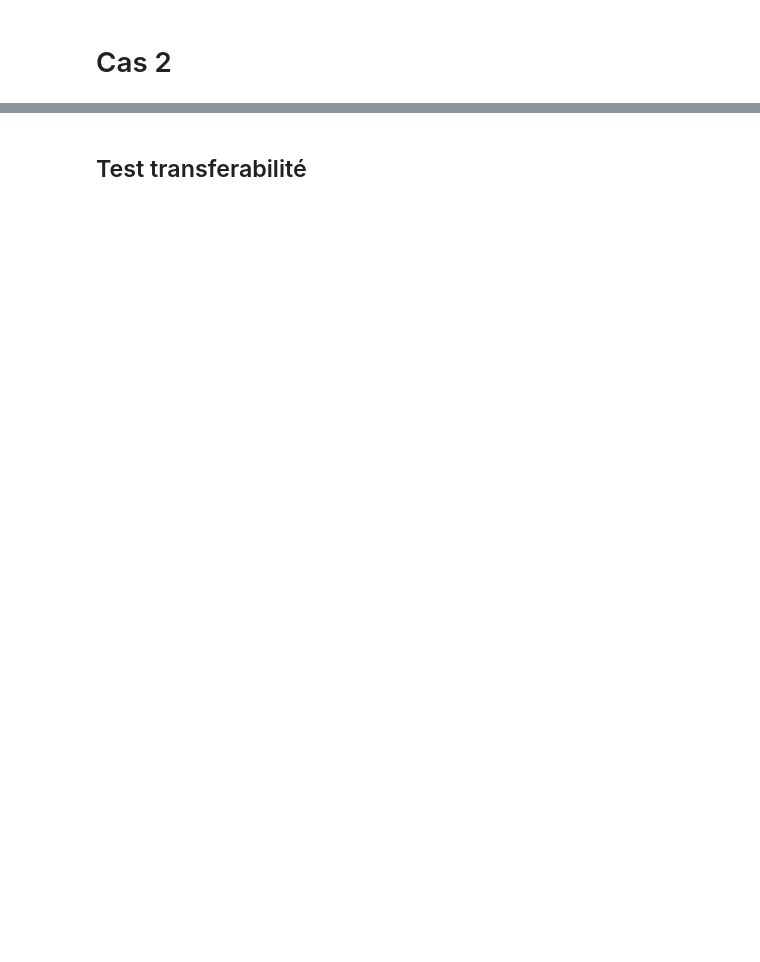
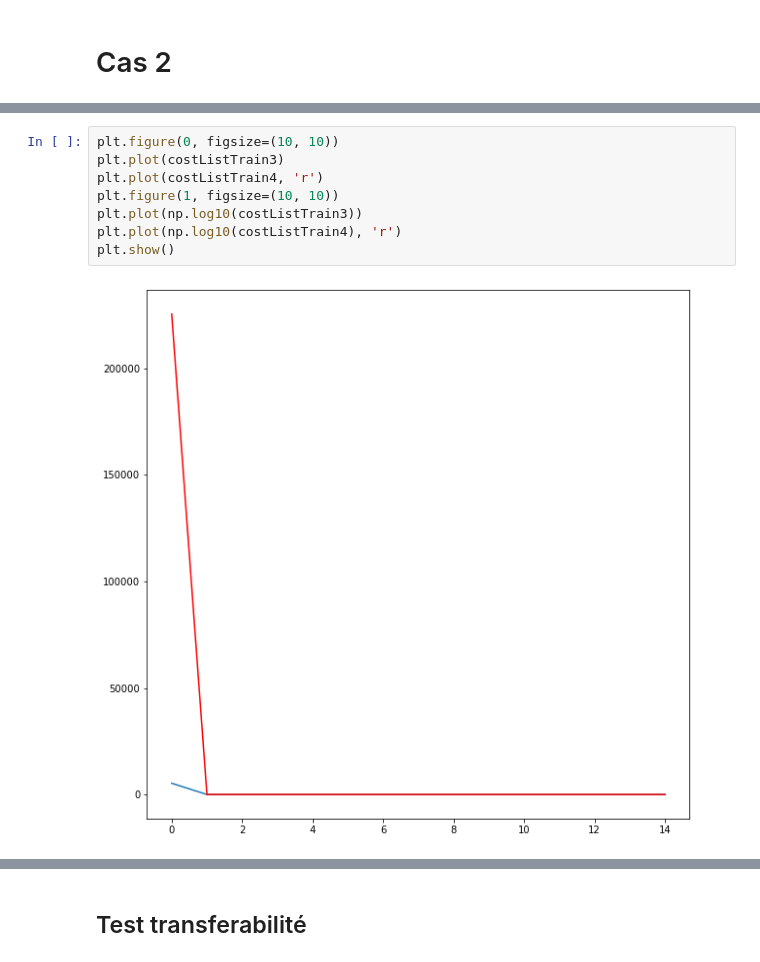
Before and after one commit to alexazor/Graph-Neural-Network, a Jupyter notebook: gnn-notebook.ipynb, the cells around one changed output, grey strips where cells are left out. Drawn from its saved outputs; the diff is of its cells as text; blank space fills up the shorter version.

```diff
--- a/gnn-notebook.ipynb
+++ b/gnn-notebook.ipynb
@@ -129,0 +163,10 @@ plt.show()
+# %%
+plt.figure(0, figsize=(10, 10))
+plt.plot(costListTrain3)
+plt.plot(costListTrain4, 'r')
+plt.figure(1, figsize=(10, 10))
+plt.plot(np.log10(costListTrain3))
+plt.plot(np.log10(costListTrain4), 'r')
+plt.show()
+# %% [output]
+[figure, added]
```
Also changed, not shown: parts of 12 cells of this notebook.
